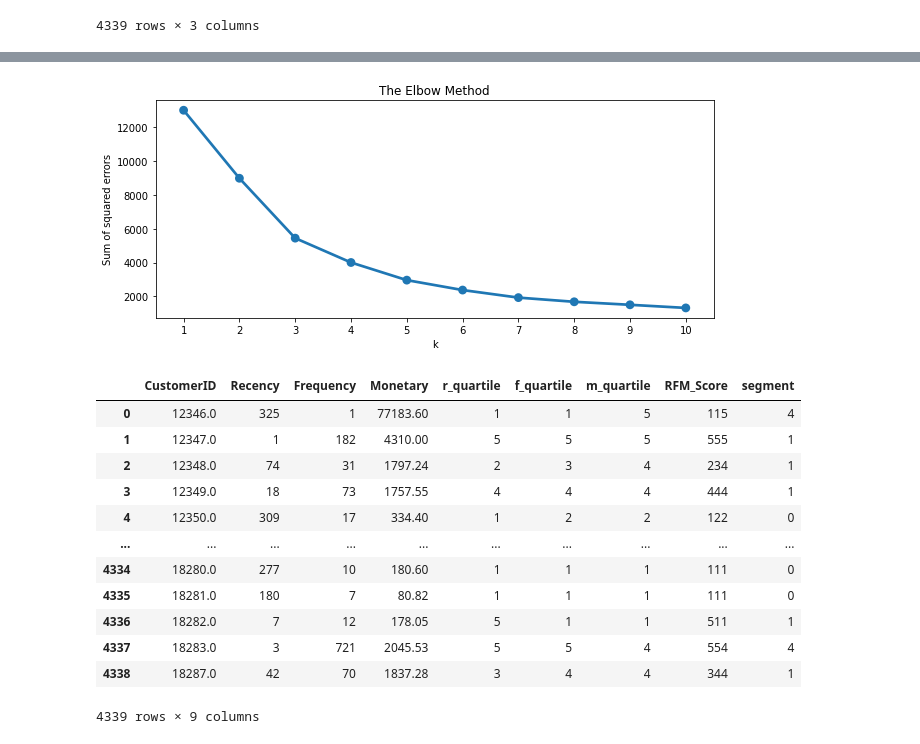
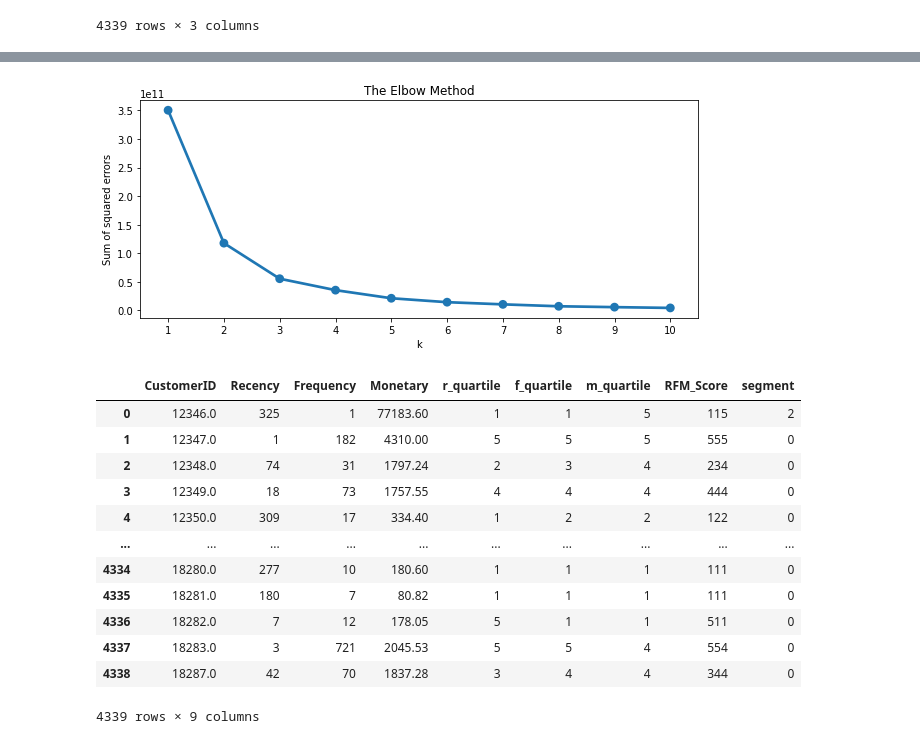
Before and after one commit to Raysk1/machineLearning, a Jupyter notebook: PROYECTO_02_FRANCO_GARCIA_OSCAR.ipynb, the cells around one changed output, grey strips where cells are left out. Drawn from its saved outputs; the diff is of its cells as text; code cells hidden in the pictures.

```diff
--- a/PROYECTO_02_FRANCO_GARCIA_OSCAR.ipynb
+++ b/PROYECTO_02_FRANCO_GARCIA_OSCAR.ipynb
@@ -311,22 +281,22 @@ scaled_data
 # %%
 
 #Usando the Elbow Method para saber la cantidad optima de clusters
 sse = {}
 #entrenando KMeans y calculando el SSE para cada k
 for k in range(1, 11):
     kmeans = KMeans(n_clusters=k, random_state=0)
-    kmeans.fit(scaled_data)
+    kmeans.fit(df1)
     #asignando la suma de las distancias cuadradas para cada elemento k del diccionario
     sse[k] = kmeans.inertia_
 
 # graficando The Elbow Method
 plt.figure(figsize=(10,4))
 plt.title('The Elbow Method')
 plt.xlabel('k');
 plt.ylabel('Sum of squared errors')
 sns.pointplot(x=list(sse.keys()), y=list(sse.values()))
 plt.show()
 # %% [output]
-[figure, old version]
+[figure, new version]
 # %%
 #Creando y entrenando el modelo
@@ -335,18 +305,18 @@ model = KMeans(n_clusters = 5, init = 'k-means++', random_state = 0, n_init = 15
 # %%
 #haciendo las predicciones
-df_rfm['segment'] = model.predict(scaled_data)
+df_rfm['Cluster'] = model.predict(df1)
 df_rfm
 # %% [output]
 |  | CustomerID | Recency | Frequency | Monetary | r_quartile | f_quartile | m_quartile | RFM_Score | segment |
-| 0 | 12346.0 | 325 | 1 | 77183.60 | 1 | 1 | 5 | 115 | 4 |
-| 1 | 12347.0 | 1 | 182 | 4310.00 | 5 | 5 | 5 | 555 | 1 |
-| 2 | 12348.0 | 74 | 31 | 1797.24 | 2 | 3 | 4 | 234 | 1 |
-| 3 | 12349.0 | 18 | 73 | 1757.55 | 4 | 4 | 4 | 444 | 1 |
+| 0 | 12346.0 | 325 | 1 | 77183.60 | 1 | 1 | 5 | 115 | 2 |
+| 1 | 12347.0 | 1 | 182 | 4310.00 | 5 | 5 | 5 | 555 | 0 |
+| 2 | 12348.0 | 74 | 31 | 1797.24 | 2 | 3 | 4 | 234 | 0 |
+| 3 | 12349.0 | 18 | 73 | 1757.55 | 4 | 4 | 4 | 444 | 0 |
 | 4 | 12350.0 | 309 | 17 | 334.40 | 1 | 2 | 2 | 122 | 0 |
 | ... | ... | ... | ... | ... | ... | ... | ... | ... | ... |
 | 4334 | 18280.0 | 277 | 10 | 180.60 | 1 | 1 | 1 | 111 | 0 |
 | 4335 | 18281.0 | 180 | 7 | 80.82 | 1 | 1 | 1 | 111 | 0 |
-| 4336 | 18282.0 | 7 | 12 | 178.05 | 5 | 1 | 1 | 511 | 1 |
-| 4337 | 18283.0 | 3 | 721 | 2045.53 | 5 | 5 | 4 | 554 | 4 |
-| 4338 | 18287.0 | 42 | 70 | 1837.28 | 3 | 4 | 4 | 344 | 1 |
+| 4336 | 18282.0 | 7 | 12 | 178.05 | 5 | 1 | 1 | 511 | 0 |
+| 4337 | 18283.0 | 3 | 721 | 2045.53 | 5 | 5 | 4 | 554 | 0 |
+| 4338 | 18287.0 | 42 | 70 | 1837.28 | 3 | 4 | 4 | 344 | 0 |
 4339 rows × 9 columns
```
Also changed, not shown: parts of 8 cells of this notebook.
